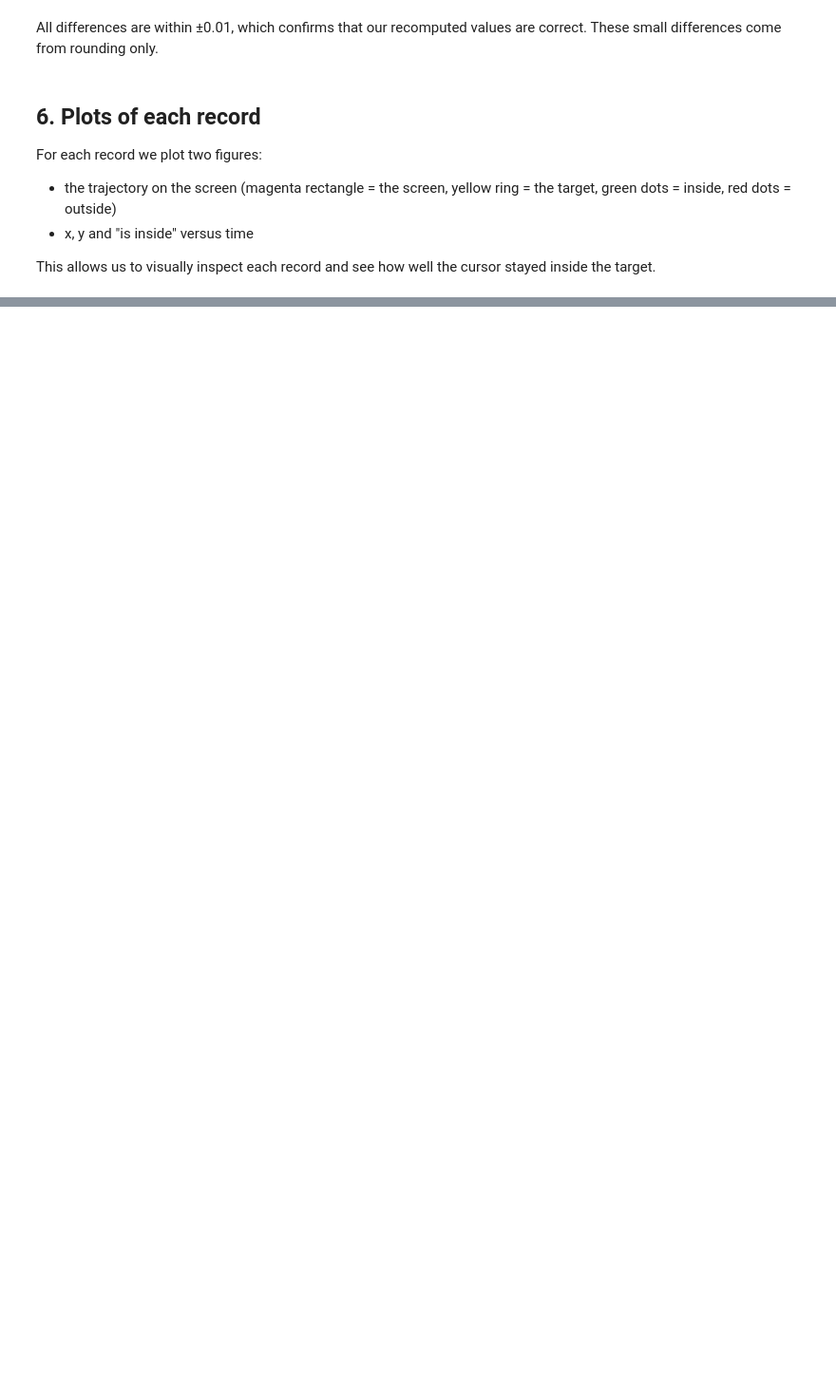
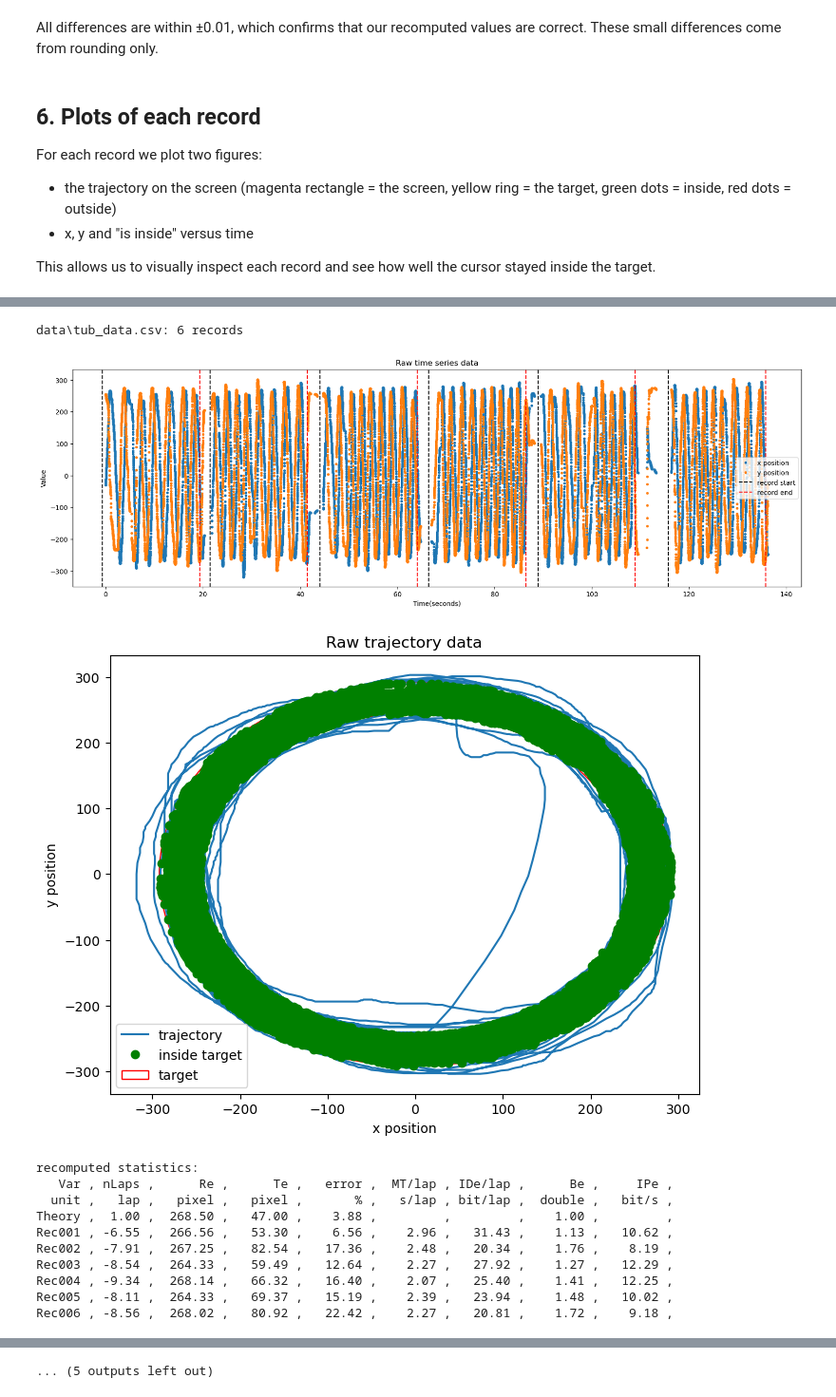
Before and after one commit to ValentinBAL-student/Circular-task, a Jupyter notebook: circular-task-notebook.ipynb, the cells around one changed output, grey strips where cells are left out. Shown at 95% size. Drawn from its saved outputs; the diff is of its cells as text; code cells hidden in the pictures; blank space fills up the shorter version.

Commit message:
run the code tub_recordings

```diff
--- a/circular-task-notebook.ipynb
+++ b/circular-task-notebook.ipynb
@@ -417,0 +340,40 @@ for i, r in enumerate(records):  # loop over all records and plot both figures f
+# %%
+def full_analysis(data_file, marker_file, show_plots=True):
+    header = read_header(data_file)  # read task parameters from header
+    markers, table_lines = read_markers(marker_file)  # read markers and summary table
+    record_times = get_record_times(markers)  # get start and end time of each record
+    t, x, y, inside, timestamps = read_data(data_file, header)  # read and process raw data
+    records = split_records(t, x, y, inside, timestamps, record_times)  # cut data into records
+    print(f"{data_file}: {len(records)} records")
+    if show_plots:
+        plot_raw_timeseries(t, x, y, record_times, timestamps[0])  # plot raw time series
+        plot_raw_trajectory(x, y, inside, header)  # plot raw trajectory
+    all_stats = [compute_stats(r, header) for r in records]  # compute stats for each record
+    print("recomputed statistics:")
+    print_stats_table(all_stats, header)  # print the stats table
+    if show_plots:
+        for i, r in enumerate(records):  # plot trajectory and timeseries for each record
+            plot_record_trajectory(r, header, f"record {i}")
+            plot_record_timeseries(r)
+    return all_stats
+
+
+# replace with own file names
+MY_DATA_FILE = os.path.join("data", "tub_data.csv")
+MY_MARKER_FILE = os.path.join("data", "tub_marker.csv")
+
+full_analysis(MY_DATA_FILE, MY_MARKER_FILE, show_plots=True)  # run full analysis on our own recording
+# %% [output]
+data\tub_data.csv: 6 records
+[figure, added]
+[figure, added]
+recomputed statistics:
+   Var , nLaps ,      Re ,      Te ,   error ,  MT/lap , IDe/lap ,      Be ,     IPe ,
+  unit ,   lap ,   pixel ,   pixel ,       % ,   s/lap , bit/lap ,  double ,   bit/s ,
+Theory ,  1.00 ,  268.50 ,   47.00 ,    3.88 ,         ,         ,    1.00 ,         ,
+Rec001 , -6.55 ,  266.56 ,   53.30 ,    6.56 ,    2.96 ,   31.43 ,    1.13 ,   10.62 ,
+Rec002 , -7.91 ,  267.25 ,   82.54 ,   17.36 ,    2.48 ,   20.34 ,    1.76 ,    8.19 ,
+Rec003 , -8.54 ,  264.33 ,   59.49 ,   12.64 ,    2.27 ,   27.92 ,    1.27 ,   12.29 ,
+Rec004 , -9.34 ,  268.14 ,   66.32 ,   16.40 ,    2.07 ,   25.40 ,    1.41 ,   12.25 ,
+Rec005 , -8.11 ,  264.33 ,   69.37 ,   15.19 ,    2.39 ,   23.94 ,    1.48 ,   10.02 ,
+Rec006 , -8.56 ,  268.02 ,   80.92 ,   22.42 ,    2.27 ,   20.81 ,    1.72 ,    9.18 ,
@@ -417,0 +388 @@ for i, r in enumerate(records):  # loop over all records and plot both figures f
+... (5 outputs left out)
```
Also changed, not shown: parts of 11 cells of this notebook.
